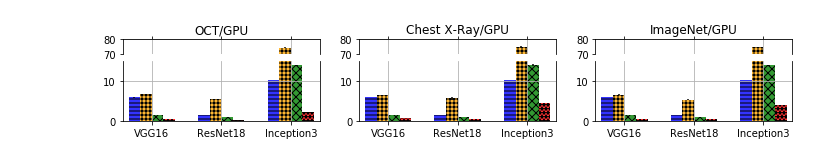
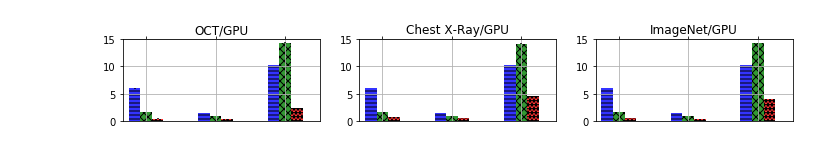
Before and after one commit to xil222/krypton, a Jupyter notebook: paper/current/plots_notebooks/5_1_GPU.ipynb, the cells around one changed output. Drawn from its saved outputs; the diff is of its cells as text; code cells hidden in the pictures.

```diff
--- a/paper/current/plots_notebooks/5_1_GPU.ipynb
+++ b/paper/current/plots_notebooks/5_1_GPU.ipynb
@@ -169,11 +171,15 @@ image_file_path = '../../../code/python/dog_resized.jpg'
 
 
 fig = plt.figure(figsize=(12, 1.5))
-gs = gridspec.GridSpec(2, 3, height_ratios=[1, 4])
 
+# fig = plt.figure(figsize=(12, 2.5))
+
+gs = gridspec.GridSpec(1, 3)#, height_ratios=[1, 4])
+# axes = plt.subplots(1,3)
 for idx, dataset in enumerate(datasets):
+#     ax1 = plt.subplot(1,3, idx+1)
     ax1 = plt.subplot(gs[idx])
-    ax2 = plt.subplot(gs[3+idx])
+#     ax2 = plt.subplot(gs[3+idx])
 
 
     full_inf_mean = []
@@ -224,27 +230,27 @@ for idx, dataset in enumerate(datasets):
         full_inf_ci.append(ci)
 
 
-        temp_runs = []
-        cnn_model = ivm_model(gpu=True, beta=1.0).eval()
-        for count in range(runs):
+#         temp_runs = []
+#         cnn_model = ivm_model(gpu=True, beta=1.0).eval()
+#         for count in range(runs):
 
-            torch.cuda.synchronize()
-            prev_time = time.time()
-            with torch.no_grad():
-                x, prob, logit_index = inc_inference_e2e_with_model(cnn_model, image_file_path, patch_size, S2,
-                                      batch_size=128, beta=1.0, gpu=True, version='v2',
-                                     image_size=image_size, x_size=image_size, y_size=image_size, c=c)
-            torch.cuda.synchronize()
-            inc_inference_time = time.time() - prev_time
-            temp_runs.append(inc_inference_time)
-            log_file.write(",".join([str(x) for x in [count, model, dataset, "inc-naive", inc_inference_time]])+"\n")
-            log_file.flush()
+#             torch.cuda.synchronize()
+#             prev_time = time.time()
+#             with torch.no_grad():
+#                 x, prob, logit_index = inc_inference_e2e_with_model(cnn_model, image_file_path, patch_size, S2,
+#                                       batch_size=128, beta=1.0, gpu=True, version='v2',
+#                                      image_size=image_size, x_size=image_size, y_size=image_size, c=c)
+#             torch.cuda.synchronize()
+#             inc_inference_time = time.time() - prev_time
+#             temp_runs.append(inc_inference_time)
+#             log_file.write(",".join([str(x) for x in [count, model, dataset, "inc-naive", inc_inference_time]])+"\n")
+#             log_file.flush()
 
-        del cnn_model
-        gc.collect()
-        m, ci = mean_confidence_interval(temp_runs[1:])
-        ivm_torch_mean.append(m)
-        ivm_torch_ci.append(ci)
+#         del cnn_model
+#         gc.collect()
+#         m, ci = mean_confidence_interval(temp_runs[1:])
+#         ivm_torch_mean.append(m)
+#         ivm_torch_ci.append(ci)
 
         temp_runs = []
         cnn_model = ivm_model(gpu=True, beta=1.0).eval()
@@ -300,43 +306,43 @@ for idx, dataset in enumerate(datasets):
     pos = [0.8, 2., 3.2]
     width = 0.2
 
-    for ax_temp in [ax1, ax2]:
+    for ax_temp in [ax1]:#, ax2]:
         l1 = ax_temp.bar(pos, full_inf_mean, width, color=colors[0], hatch=3*'-',
                      yerr=full_inf_ci, ecolor='black', alpha=0.8)
-        l2 = ax_temp.bar([p + width for p in pos], ivm_torch_mean, width, color=colors[1], hatch=3*'+',
-                 yerr=ivm_torch_ci, ecolor='black', alpha=0.8)
-        l3 = ax_temp.bar([p + 2*width for p in pos], ivm_exact_mean, width, color=colors[2], hatch=3*'x',
+#         l2 = ax_temp.bar([p + width for p in pos], ivm_torch_mean, width, color=colors[1], hatch=3*'+',
+#                  yerr=ivm_torch_ci, ecolor='black', alpha=0.8)
+        l3 = ax_temp.bar([p + 1*width for p in pos], ivm_exact_mean, width, color=colors[2], hatch=3*'x',
                  yerr=ivm_exact_ci, ecolor='black', alpha=0.8)
-        l4 = ax_temp.bar([p + 3*width for p in pos], ivm_approx_mean, width, color=colors[3], hatch=3*'*',
+        l4 = ax_temp.bar([p + 2*width for p in pos], ivm_approx_mean, width, color=colors[3], hatch=3*'*',
                  yerr=ivm_approx_ci, ecolor='black', alpha=0.8)
 
 
-        ax_temp.set_xticks([p + 1.5*width for p in pos])
+        ax_temp.set_xticks([p + width for p in pos])
         ax_temp.set_xticklabels(models)
         ax_temp.set_xlim(min(pos)-width, max(pos)+width*4)
 
     #if idx == 0:
     #    ax.set_ylabel('Run Time (s)')
 
     ax1.set_title(dataset_names[dataset]+"/GPU")
-    ax1.set_ylim(70, 80)
-    ax2.set_ylim(0, 15)
+    ax1.set_ylim(0, 15)
+    #ax2.set_ylim(0, 15)
 
 
-    ax1.spines['bottom'].set_visible(False)
-    ax2.spines['top'].set_visible(False)
+    #ax1.spines['bottom'].set_visible(False)
+    #ax2.spines['top'].set_visible(False)
 
     ax1.xaxis.tick_top()
     ax1.tick_params(labeltop='off')
-    ax2.xaxis.tick_bottom()
+    #ax2.xaxis.tick_bottom()
 
     ax1.grid()
-    ax2.grid()
+    #ax2.grid()
 
 
 #lgd = fig.legend((l1, l2, l3, l4), ('Naive', 'Naive Inc. Inference-Exact', 'Krypton-Exact', 'Krypton-Approx.'), loc=(0.18, -0.01), ncol=4, frameon=False)
 #plt.savefig('../images/5_1_GPU.pdf', bbox_extra_artists=(lgd,), bbox_inches='tight')
 plt.savefig('../images/5_1_GPU.pdf', bbox_inches='tight')
 plt.show()
 # %% [output]
-[figure, old version]
+[figure, new version]
```
Also changed, not shown: parts of 3 cells of this notebook, 4 other files.
